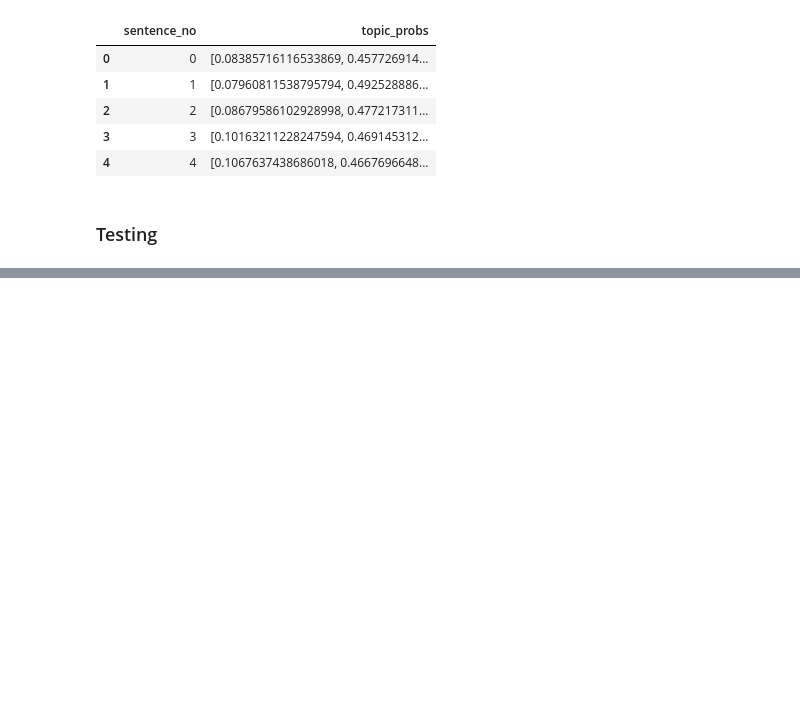
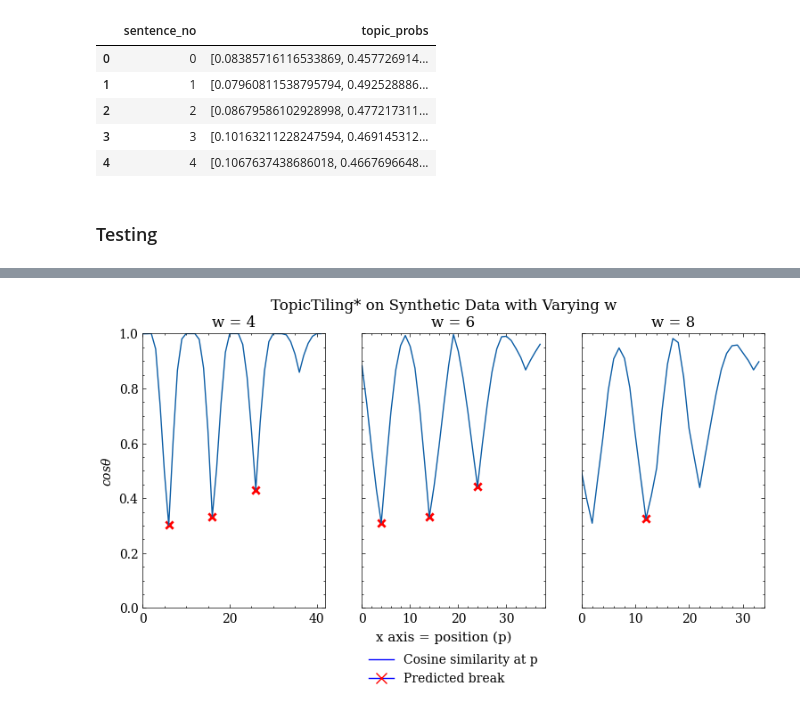
Before and after one commit to OskarMunck/Thesis, a Jupyter notebook: 4.topic_tiling.ipynb, the cells around one changed output, grey strips where cells are left out. Drawn from its saved outputs; the diff is of its cells as text; code cells hidden in the pictures; blank space fills up the shorter version.

```diff
--- a/4.topic_tiling.ipynb
+++ b/4.topic_tiling.ipynb
@@ -900,0 +901,29 @@ for window in windows_ls:
+# %%
+plt.style.use(['science','no-latex'])
+fig, axs = plt.subplots(1,3, figsize=(9,4), sharey=True)
+
+for i in range(0,3):
+    bounds_testing = segmentation_main_call(testing_df, print_state_min=False, print_state_depth=False, window=(4+i*2), height=0.95)
+    con_sim = window_cosine_sim(testing_df, window_size = (4+i*2))
+    boundaries_np = np.array(bounds_testing) - (4+i*2)
+
+
+    sns.lineplot(con_sim, ax=axs[i])
+    sns.scatterplot(x=boundaries_np, y=con_sim[boundaries_np], marker="x", linewidth=2, color='r', ax=axs[i])
+    axs[i].set_ylim(bottom=0, top=1)
+    axs[i].set_xlim(left=0, right=len(con_sim))
+    axs[i].set_ylabel(r"$cos \theta$")
+    axs[i].set_title(f"w = {4+i*2}")
+
+from matplotlib.lines import Line2D
+legend_elements = [Line2D([0], [0], color='blue', lw=1, label='Cosine similarity at p'),
+                   Line2D([0], [0], color='blue', marker='x', label='Predicted break', markersize=9, markerfacecolor='red', markeredgecolor='red')]
+axs[1].legend(handles=legend_elements, loc='lower center', bbox_to_anchor=(0.5, -0.32))
+
+plt.rcParams.update({'font.size': 9})  # return to normal font size
+fig.supxlabel("x axis = position (p)")
+plt.rcParams.update({'font.size': 10})  # return to normal font size
+fig.suptitle(f"TopicTiling* on Synthetic Data with Varying w")
+plt.show()
+# %% [output]
+[figure, added]
```
Also changed, not shown: parts of 1 cell of this notebook.
